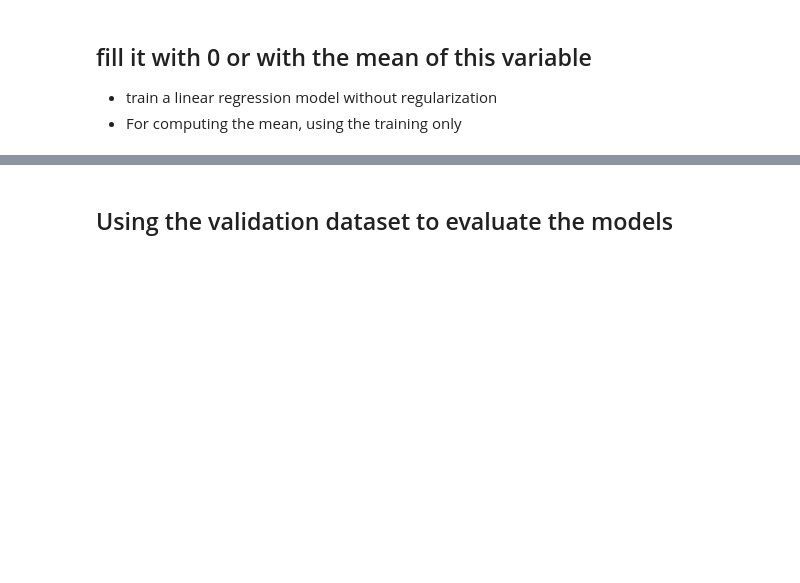
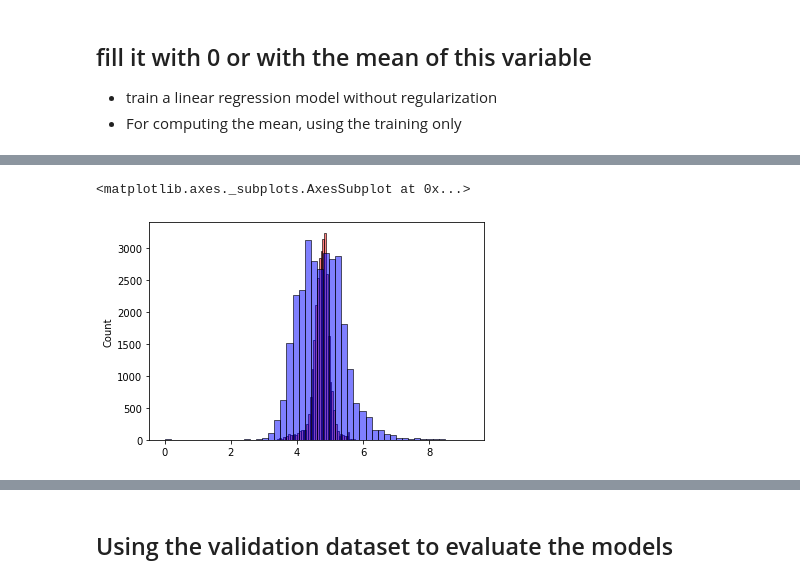
Before and after one commit to BountyHunter1999/Machine-Learning-Zoom-Camp, a Jupyter notebook: Homeworks/Homework #2.ipynb, the cells around one changed output, grey strips where cells are left out. Saved outputs shown, nothing was run; the diff lists cells and outputs as text; code cells hidden in the pictures; blank space fills up the shorter version.

```diff
--- a/Homeworks/Homework #2.ipynb
+++ b/Homeworks/Homework #2.ipynb
@@ -268,3 +244,0 @@ array([149, 225, 150,  89])
-# %%
-y = np.log1p(y)
-y[:4]
@@ -285,4 +256,24 @@ np.log(150), np.log1p(149), np.log(150) == np.log1p(149)
+# %%
+def train_linear_regression(X, y):
+  """
+  pass the numpy array of the features(X) and output(y)
+  returns bias and weight terms
+  """
+  ones = np.ones(X.shape[0])
+  X = np.column_stack([ones, X])
+
+  XTX = X.T.dot(X) # Gram matrix
+  XTX_inv = np.linalg.inv(XTX)
+  w_full = XTX_inv.dot(X.T).dot(y)
+
+  return w_full[0], w_full[1:]
 # %% [markdown]
 ## fill it with 0 or with the mean of this variable
   - train a linear regression model without regularization
   - For computing the mean, using the training only
+# %%
+def prepare_X_with_0(df):
+  df = df.copy()
+  df = df.fillna(0)
+  X = df.values
+  return X
@@ -288,0 +322,11 @@ np.log(150), np.log1p(149), np.log(150) == np.log1p(149)
+# %%
+X_t_0 = prepare_X_with_0(df_train)
+w0_0, w_0 = train_linear_regression(X_t_0, y_train)
+
+y_pred_0 = w0_0 + X_t_0.dot(w_0)
+# %%
+sns.histplot(y_pred_0, color='red', alpha=0.5, bins=50)
+sns.histplot(y_train, color='blue', alpha=0.5, bins=50)
+# %% [output]
+<matplotlib.axes._subplots.AxesSubplot at 0x...>
+[figure, added]
```
Also changed, not shown: parts of 51 cells of this notebook.
